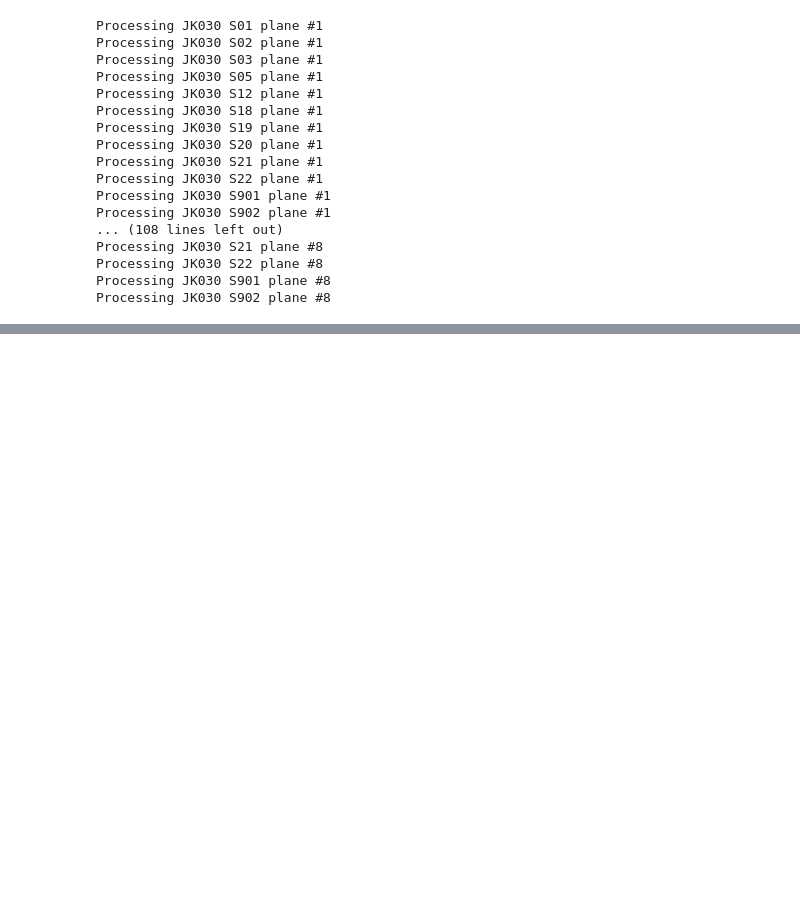
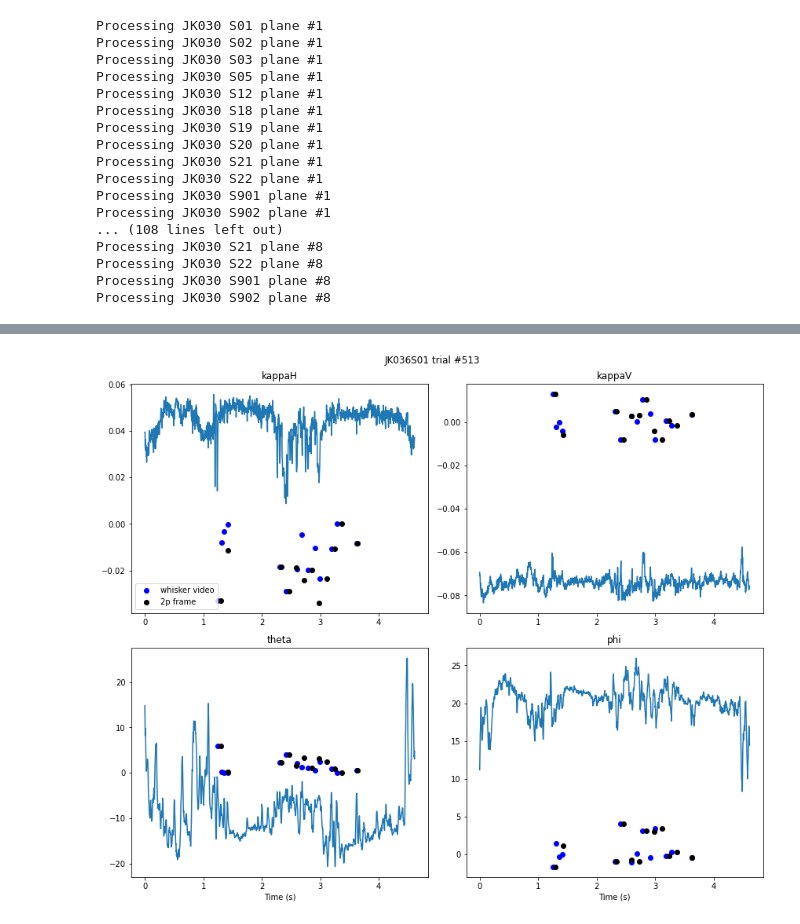
Before and after one commit to jkim0731/Neural-stretching-in-vS1, a Jupyter notebook: 230106_build_dataset_organized.ipynb, the cells around one changed output, grey strips where cells are left out. Cells and saved outputs as stored; diff of their text form; code cells hidden in the pictures; blank space fills up the shorter version.

```diff
--- a/230106_build_dataset_organized.ipynb
+++ b/230106_build_dataset_organized.ipynb
@@ -711,0 +876,71 @@ False
+# %%
+# Compare delta values between those calculated in whisker df and time frame df
+trial_num_ind = 251
+trial_num = frame_time_df.trialNum.unique()[trial_num_ind]
+trial_whisker_series = whisker_df[whisker_df.index==trial_num]
+trial_whisker_time = trial_whisker_series.whisker_time.values[0]
+
+trial_2p_index = np.where(frame_time_df.trialNum==trial_num)[0]
+trial_2p_time = frame_time_df.frame_end_time.values[trial_2p_index]
+
+trial_2p_delta_kappaH = frame_time_df.delta_kappaH.values[trial_2p_index]
+trial_2p_delta_kappaV = frame_time_df.delta_kappaV.values[trial_2p_index]
+trial_2p_delta_theta = frame_time_df.delta_theta.values[trial_2p_index]
+trial_2p_delta_phi = frame_time_df.delta_phi.values[trial_2p_index]
+
+delta_kappaH = []
+delta_kappaV = []
+delta_theta = []
+delta_phi = []
+touch_time = []
+
+trial_whisker_kappaH = trial_whisker_series.kappaH.values[0]
+trial_whisker_kappaV = trial_whisker_series.kappaV.values[0]
+trial_whisker_theta = trial_whisker_series.theta.values[0]
+trial_whisker_phi = trial_whisker_series.phi.values[0]
+trial_whisker_time = trial_whisker_series.whisker_time.values[0]
+
+for chunk in trial_whisker_series.protractionTFchunksByWhisking.values[0]:
+    if np.ndim(chunk)==0:
+        chunk = np.array([chunk])
+    chunk = chunk.astype(int)-1
+    touch_time.append(trial_whisker_time[chunk])
+
+    delta_kappaH.append(np.amin(trial_whisker_kappaH[chunk] - trial_whisker_kappaH[chunk[0]]))
+    delta_theta.append(np.amax(trial_whisker_theta[chunk] - trial_whisker_theta[chunk[0]]))
+    delta_kappaV_chunk = trial_whisker_kappaV[chunk] - trial_whisker_kappaV[chunk[0]]
+    delta_kappaV.append(np.amax(np.abs(delta_kappaV_chunk)) * np.sign(delta_kappaV_chunk[np.argmax(np.abs(delta_kappaV_chunk))]))
+    delta_phi_chunk = trial_whisker_phi[chunk] - trial_whisker_phi[chunk[0]]
+    delta_phi.append(np.amax(np.abs(delta_phi_chunk)) * np.sign(delta_phi_chunk[np.argmax(np.abs(delta_phi_chunk))]))
+
+fig, ax = plt.subplots(2,2, figsize=(12,10))
+ax[0,0].plot(trial_whisker_time, trial_whisker_kappaH)
+ax[0,1].plot(trial_whisker_time, trial_whisker_kappaV)
+ax[1,0].plot(trial_whisker_time, trial_whisker_theta)
+ax[1,1].plot(trial_whisker_time, trial_whisker_phi)
+for i, time in enumerate(touch_time):
+    if i == 0:
+        ax[0,0].scatter(time[-1], delta_kappaH[i], c='b', label='whisker video')
+    else:
+        ax[0,0].scatter(time[-1], delta_kappaH[i], c='b')
+    ax[0,1].scatter(time[-1], delta_kappaV[i], c='b')
+    ax[1,0].scatter(time[-1], delta_theta[i], c='b')
+    ax[1,1].scatter(time[-1], delta_phi[i], c='b')
+ax[0,0].scatter(trial_2p_time, trial_2p_delta_kappaH, c = 'k', label='2p frame')
+ax[0,1].scatter(trial_2p_time, trial_2p_delta_kappaV, c = 'k')
+ax[1,0].scatter(trial_2p_time, trial_2p_delta_theta, c = 'k')
+ax[1,1].scatter(trial_2p_time, trial_2p_delta_phi, c = 'k')
+
+ax[0,0].legend()
+
+ax[0,0].set_title('kappaH')
+ax[0,1].set_title('kappaV')
+ax[1,0].set_title('theta')
+ax[1,1].set_title('phi')
+
+ax[1,0].set_xlabel('Time (s)')
+ax[1,1].set_xlabel('Time (s)')
+fig.suptitle(f'JK{mouse:03d}S{session_num:02d} trial #{trial_num}')
+fig.tight_layout()
+# %% [output]
+[figure, added]
```
Also changed, not shown: parts of 13 cells of this notebook, 3 other files.
